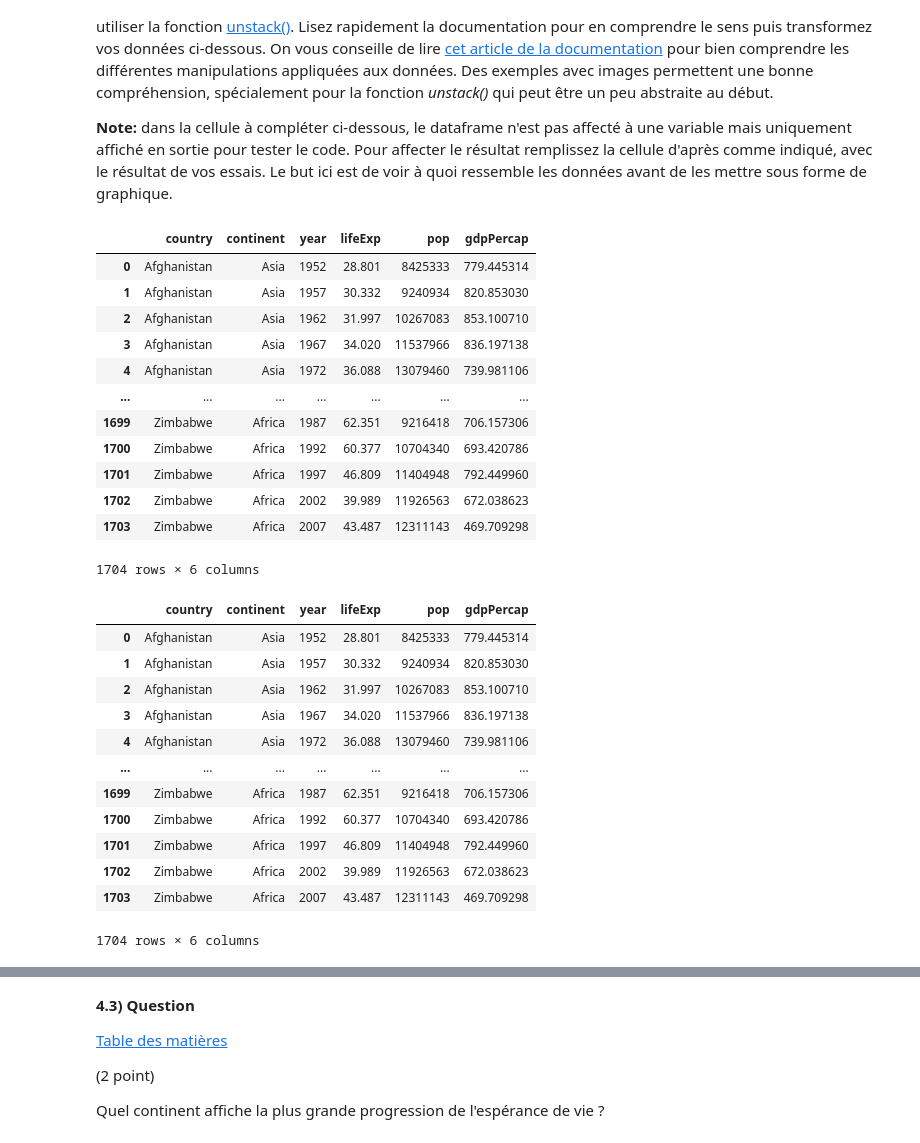
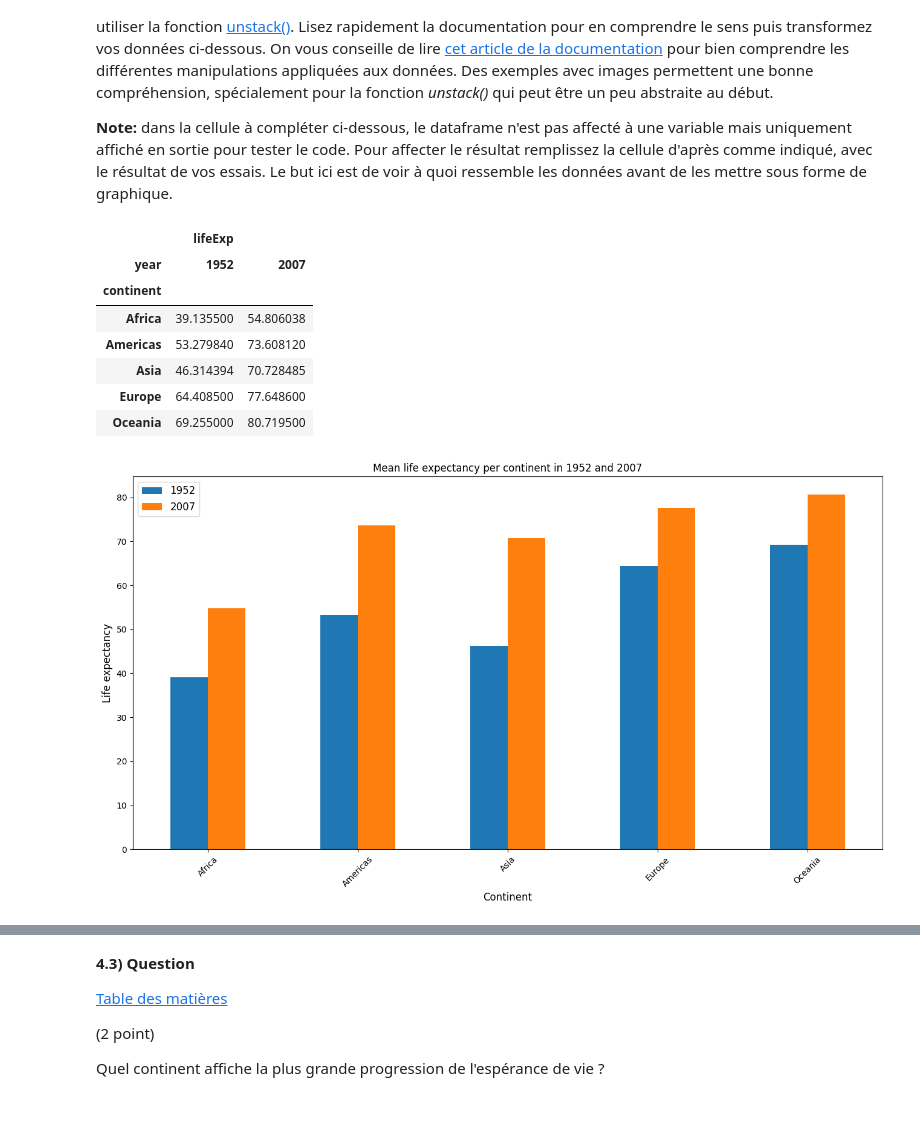
Before and after one commit to hliosone/data-science_scientific-tools, a Jupyter notebook: TP2_ISD_SA2024.ipynb, the cells around one changed output, grey strips where cells are left out. Drawn from its saved outputs; the diff is of its cells as text; code cells hidden in the pictures; blank space fills up the shorter version.

```diff
--- a/TP2_ISD_SA2024.ipynb
+++ b/TP2_ISD_SA2024.ipynb
@@ -602,55 +619,35 @@ Pour avoir le format de données attendu pour générer l'histogramme ( Continen
 # Testez votre code ici (qui ne fait qu'afficher le dataFrame transformé).
 # Profitez de "jouer" avec les différentes fonctions. Cette cellule n'est pas corrigée,
 # elle vous sert juste de bac à sable pour comprendre.
-
-(df
- #.loc[]
- #.query()                           # Vous pouvez utiliser query() ou loc[] selon vos préférences
- #.groupby()
- #.mean()
- #.unstack()                         # Testez la fonction unstack()
- )
-# %% [output]
-|  | country | continent | year | lifeExp | pop | gdpPercap |
-| 0 | Afghanistan | Asia | 1952 | 28.801 | 8425333 | 779.445314 |
-| 1 | Afghanistan | Asia | 1957 | 30.332 | 9240934 | 820.853030 |
-| 2 | Afghanistan | Asia | 1962 | 31.997 | 10267083 | 853.100710 |
-| 3 | Afghanistan | Asia | 1967 | 34.020 | 11537966 | 836.197138 |
-| 4 | Afghanistan | Asia | 1972 | 36.088 | 13079460 | 739.981106 |
-| ... | ... | ... | ... | ... | ... | ... |
-| 1699 | Zimbabwe | Africa | 1987 | 62.351 | 9216418 | 706.157306 |
-| 1700 | Zimbabwe | Africa | 1992 | 60.377 | 10704340 | 693.420786 |
-| 1701 | Zimbabwe | Africa | 1997 | 46.809 | 11404948 | 792.449960 |
-| 1702 | Zimbabwe | Africa | 2002 | 39.989 | 11926563 | 672.038623 |
-| 1703 | Zimbabwe | Africa | 2007 | 43.487 | 12311143 | 469.709298 |
-1704 rows × 6 columns
 # %%
 # Ajoutez votre code ici pour créer le dataFrame df_life_exp. Sans modification il sera égal à df
 # Le dataframe df_life_exp est utilisé ci-après pour créer le plot demandé.
+import matplotlib.pyplot as plt
 
-df_life_exp = (df
- #.loc[]
- #.query() / loc[]
- #.groupby()
- #.mean()
- #.unstack()
- )
+df_life_exp = (
+    df.loc[df['year'].isin([1952, 2007]), ['continent', 'year', 'lifeExp']]
+    .groupby(['continent', 'year'])
+    .mean()
+    .unstack()
+)
+
+df_life_exp.plot.bar(rot=45,figsize=(16, 8))
+plt.title("Mean life expectancy per continent in 1952 and 2007")
+plt.xlabel("Continent", fontsize=12)
+plt.ylabel("Life expectancy", fontsize=12)
+plt.legend(fontsize=12, labels=['1952', '2007'])
 
 df_life_exp # à laisser. Affiche en sortie de cellule votre dataframe transformé.
 # %% [output]
-|  | country | continent | year | lifeExp | pop | gdpPercap |
-| 0 | Afghanistan | Asia | 1952 | 28.801 | 8425333 | 779.445314 |
-| 1 | Afghanistan | Asia | 1957 | 30.332 | 9240934 | 820.853030 |
-| 2 | Afghanistan | Asia | 1962 | 31.997 | 10267083 | 853.100710 |
-| 3 | Afghanistan | Asia | 1967 | 34.020 | 11537966 | 836.197138 |
-| 4 | Afghanistan | Asia | 1972 | 36.088 | 13079460 | 739.981106 |
-| ... | ... | ... | ... | ... | ... | ... |
-| 1699 | Zimbabwe | Africa | 1987 | 62.351 | 9216418 | 706.157306 |
-| 1700 | Zimbabwe | Africa | 1992 | 60.377 | 10704340 | 693.420786 |
-| 1701 | Zimbabwe | Africa | 1997 | 46.809 | 11404948 | 792.449960 |
-| 1702 | Zimbabwe | Africa | 2002 | 39.989 | 11926563 | 672.038623 |
-| 1703 | Zimbabwe | Africa | 2007 | 43.487 | 12311143 | 469.709298 |
+|  | lifeExp |  |
+| year | 1952 | 2007 |
+| continent |  |  |
+| Africa | 39.135500 | 54.806038 |
+| Americas | 53.279840 | 73.608120 |
+| Asia | 46.314394 | 70.728485 |
+| Europe | 64.408500 | 77.648600 |
+| Oceania | 69.255000 | 80.719500 |
-1704 rows × 6 columns
+[figure, added]
 # %%
 # Exécutez cette cellule pour afficher le graphique une fois df_life_exp formaté correctement.
 
```
Also changed, not shown: parts of 4 cells of this notebook.
